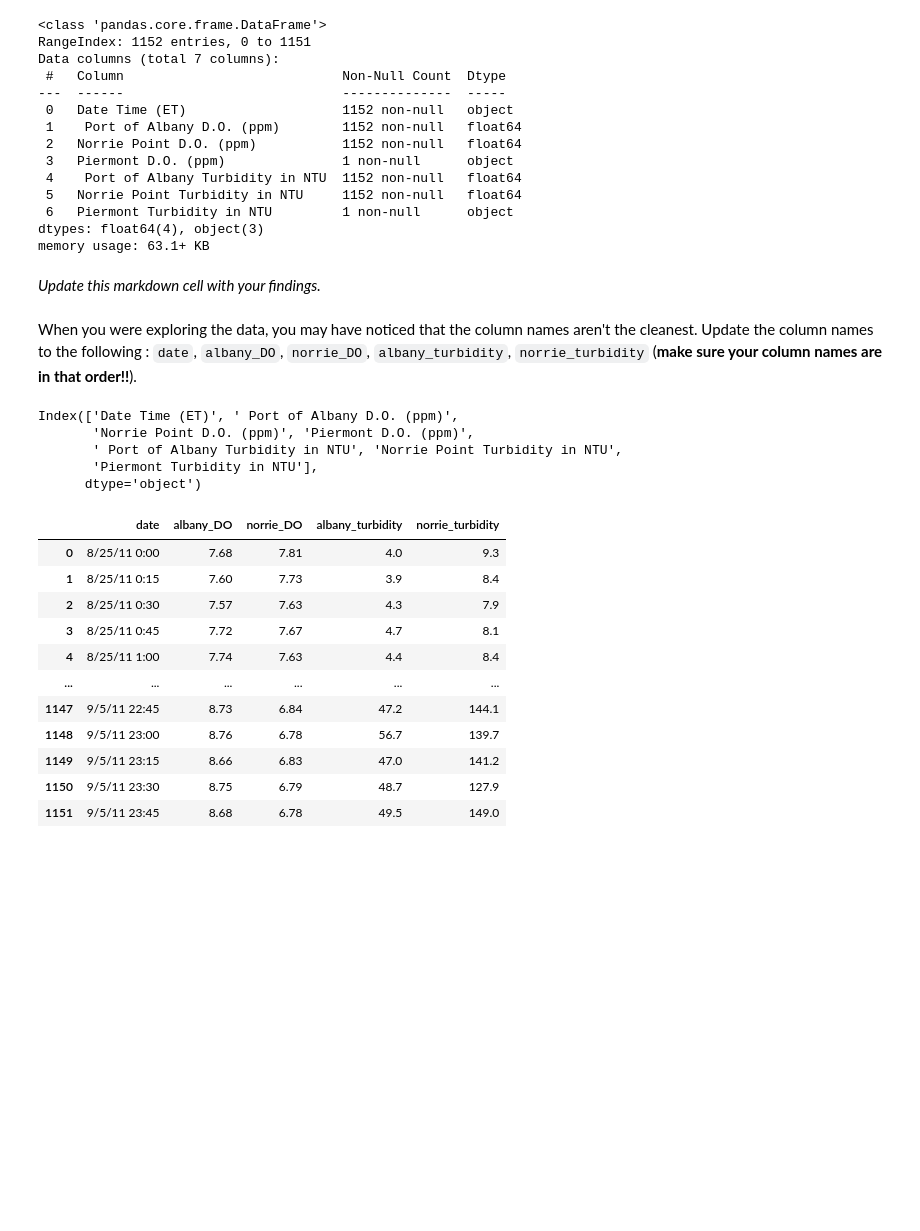
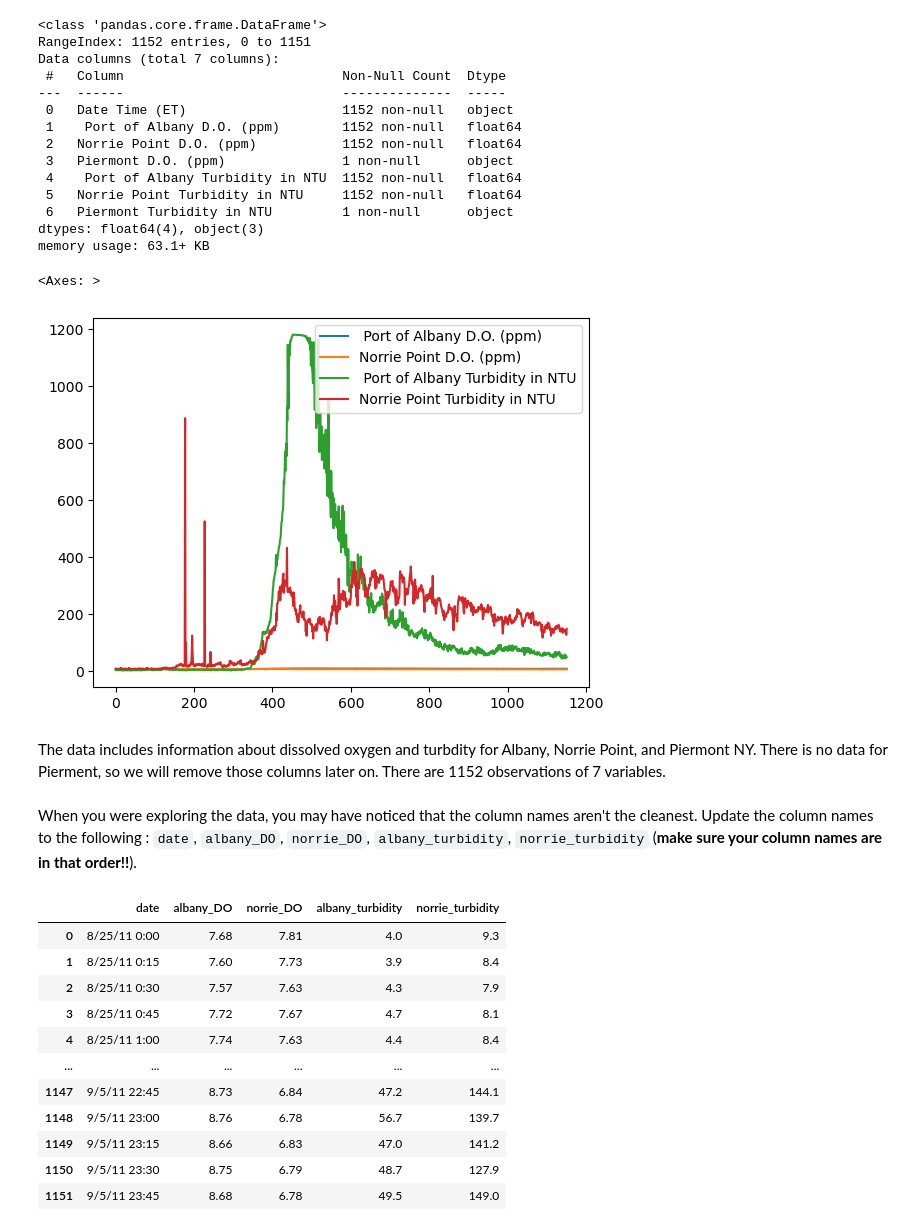
Before and after one commit to haylee360/EDS232-labs, a Jupyter notebook: Week1/Lab1-hurricane.ipynb, the cells around one changed output. Drawn from its saved outputs; the diff is of its cells as text; code cells hidden in the pictures; blank space fills up the shorter version.

```diff
--- a/Week1/Lab1-hurricane.ipynb
+++ b/Week1/Lab1-hurricane.ipynb
@@ -112,16 +116,14 @@ Data columns (total 7 columns):
  6   Piermont Turbidity in NTU         1 non-null      object
 dtypes: float64(4), object(3)
 memory usage: 63.1+ KB
+# %%
+# Plot the data
+df.plot()
+# %% [output]
+<Axes: >
+[figure, added]
 # %% [markdown]
-*Update this markdown cell with your findings.*
+The data includes information about dissolved oxygen and turbdity for Albany, Norrie Point, and Piermont NY. There is no data for Pierment, so we will remove those columns later on. There are 1152 observations of 7 variables.
 # %% [markdown]
 When you were exploring the data, you may have noticed that the column names aren't the cleanest. Update the column names to the following : `date`, `albany_DO`, `norrie_DO`, `albany_turbidity`, `norrie_turbidity` (**make sure your column names are in that order!!**).
-# %%
-df.columns
-# %% [output]
-Index(['Date Time (ET)', ' Port of Albany D.O. (ppm)',
-       'Norrie Point D.O. (ppm)', 'Piermont D.O. (ppm)',
-       ' Port of Albany Turbidity in NTU', 'Norrie Point Turbidity in NTU',
-       'Piermont Turbidity in NTU'],
-      dtype='object')
 # %%
```
Also changed, not shown: parts of 12 cells of this notebook.
